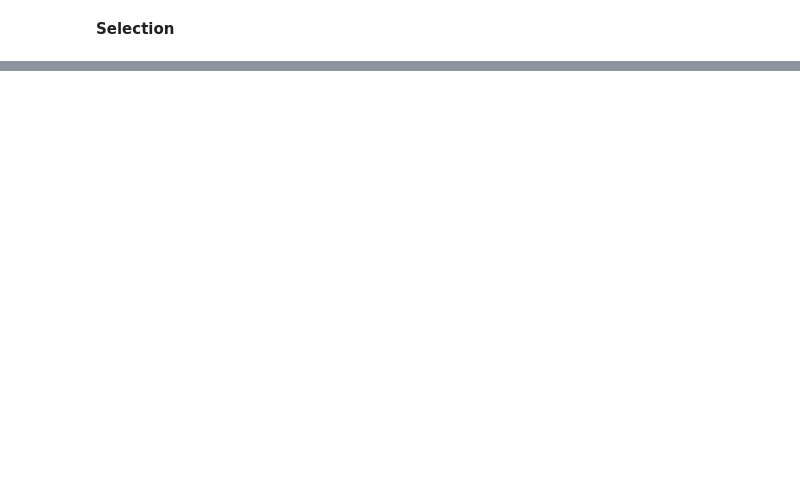
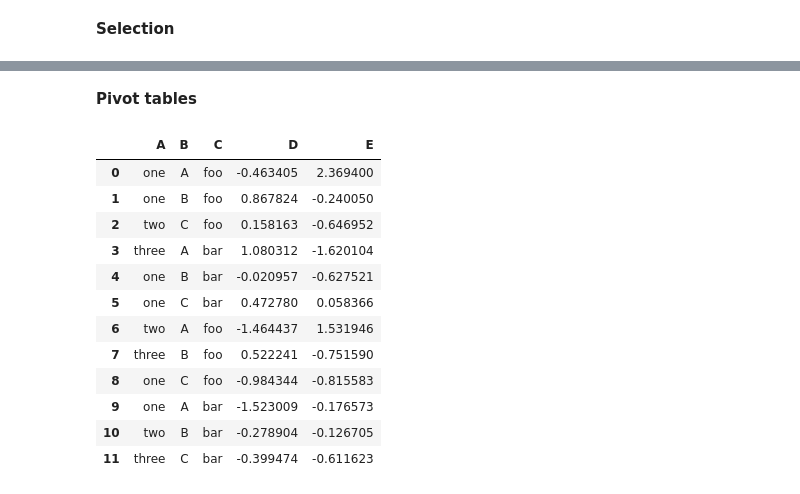
Before and after one commit to prjanarthanan/DSL1, a Jupyter notebook: 10mins_python.ipynb, the cells around one changed output, grey strips where cells are left out. Drawn from its saved outputs; the diff is of its cells as text; code cells hidden in the pictures; blank space fills up the shorter version.

```diff
--- a/10mins_python.ipynb
+++ b/10mins_python.ipynb
@@ -192,0 +724,23 @@ df['20130102':'20130104']
+# %% [markdown]
+**Pivot tables**
+# %%
+df = pd.DataFrame({'A': ['one', 'one', 'two', 'three'] * 3,
+                   'B': ['A', 'B', 'C'] * 4,
+                   'C': ['foo', 'foo', 'foo', 'bar', 'bar', 'bar'] * 2,
+                   'D': np.random.randn(12),
+                   'E': np.random.randn(12)})
+df
+# %% [output]
+|  | A | B | C | D | E |
+| 0 | one | A | foo | -0.463405 | 2.369400 |
+| 1 | one | B | foo | 0.867824 | -0.240050 |
+| 2 | two | C | foo | 0.158163 | -0.646952 |
+| 3 | three | A | bar | 1.080312 | -1.620104 |
+| 4 | one | B | bar | -0.020957 | -0.627521 |
+| 5 | one | C | bar | 0.472780 | 0.058366 |
+| 6 | two | A | foo | -1.464437 | 1.531946 |
+| 7 | three | B | foo | 0.522241 | -0.751590 |
+| 8 | one | C | foo | -0.984344 | -0.815583 |
+| 9 | one | A | bar | -1.523009 | -0.176573 |
+| 10 | two | B | bar | -0.278904 | -0.126705 |
+| 11 | three | C | bar | -0.399474 | -0.611623 |
```
Also changed, not shown: parts of 92 cells of this notebook.
